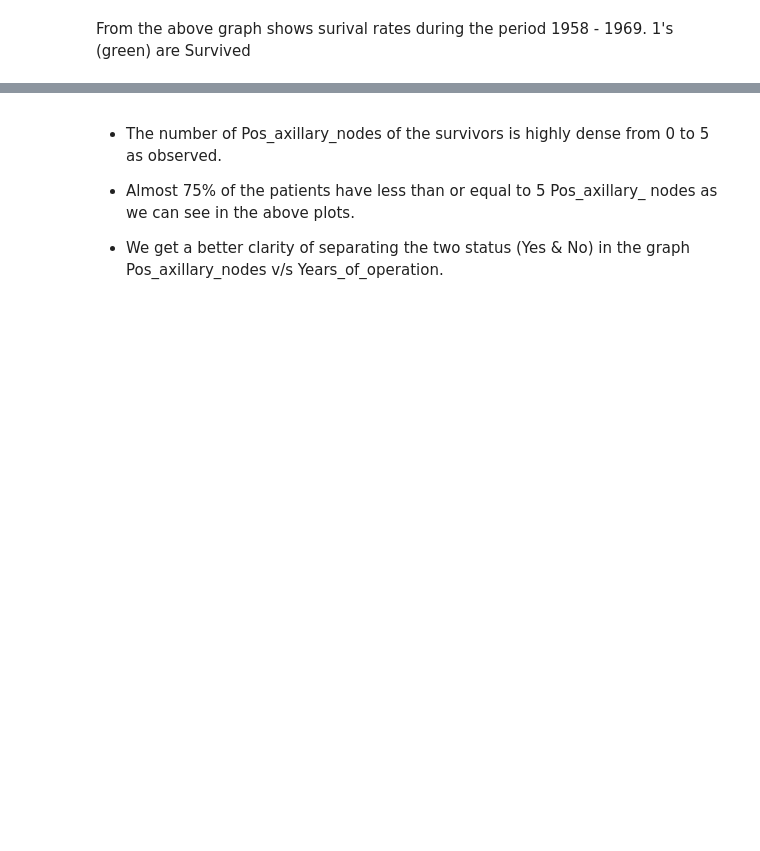
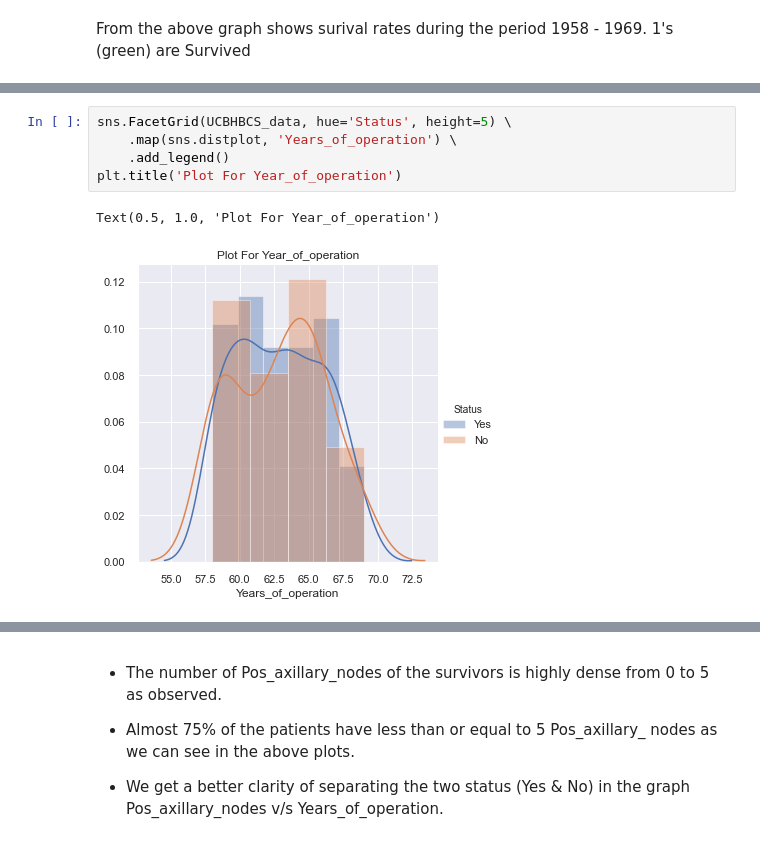
Before and after one commit to ragavendrahasthantram/UCBH_BreastCancerSurvival_EDA, a Jupyter notebook: UCBH_BreastCancerSurvival_EDA.ipynb, the cells around one changed output, grey strips where cells are left out. Saved outputs shown, nothing was run; the diff lists cells and outputs as text; blank space fills up the shorter version.

```diff
--- a/UCBH_BreastCancerSurvival_EDA.ipynb
+++ b/UCBH_BreastCancerSurvival_EDA.ipynb
@@ -279,0 +265,8 @@ for idx, feature in enumerate(list(BCS_data.columns)[:1]):
+# %%
+sns.FacetGrid(UCBHBCS_data, hue='Status', height=5) \
+    .map(sns.distplot, 'Years_of_operation') \
+    .add_legend()
+plt.title('Plot For Year_of_operation')
+# %% [output]
+Text(0.5, 1.0, 'Plot For Year_of_operation')
+[figure, added]
```
Also changed, not shown: parts of 76 cells of this notebook.
